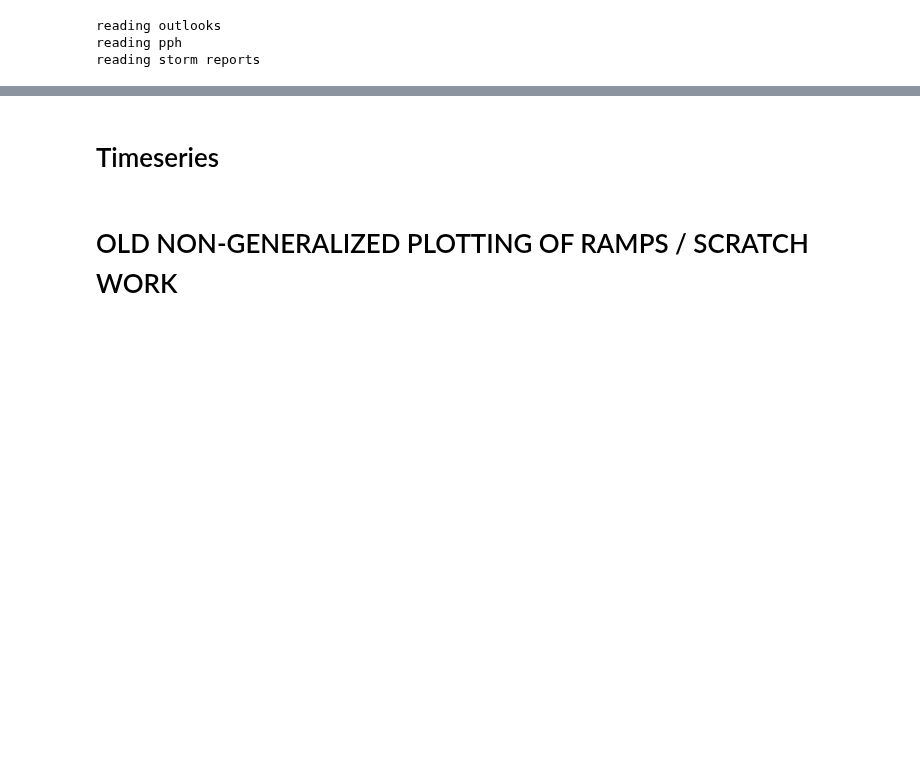
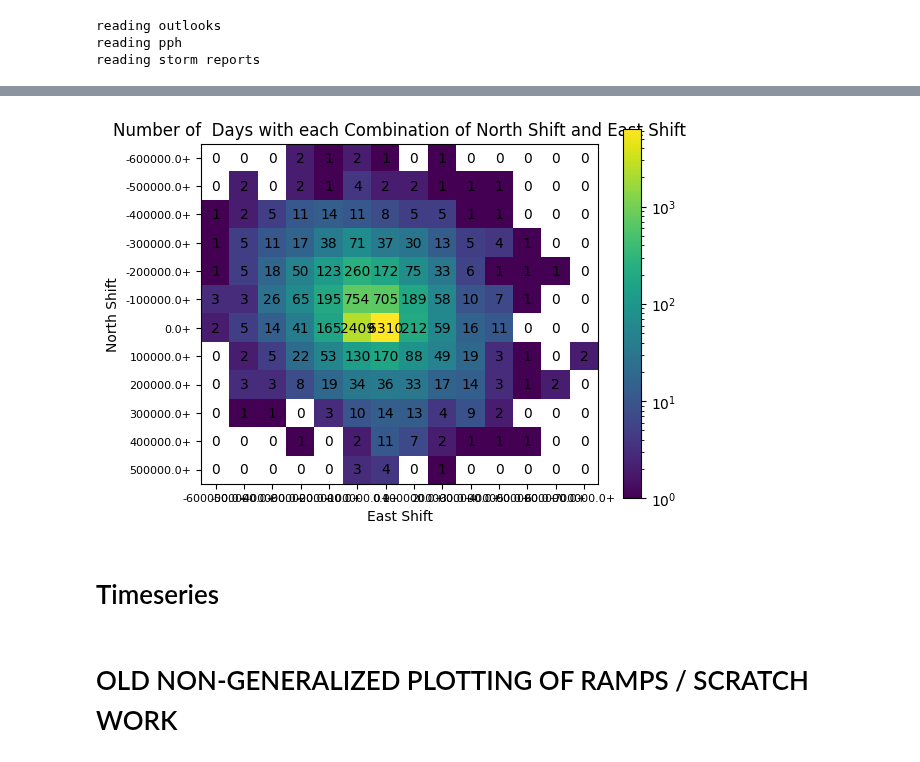
Before and after one commit to milesepstein13/severe-thunderstorm-analysis, a Jupyter notebook: explore_subsets.ipynb, the cells around one changed output, grey strips where cells are left out. Cells and saved outputs as stored; diff of their text form; code cells hidden in the pictures; blank space fills up the shorter version.

```diff
--- a/explore_subsets.ipynb
+++ b/explore_subsets.ipynb
@@ -250,11 +252,6 @@ def plot_distribution_2d(pph, label_1, label_2, label_1_string, label_2_string,
         num_bins2 = len(bins2)-1
         jrange = num_bins2
 
-    print(data1)
-    print(data2)
-    print(bins1)
-    print(bins2)
-
     heatmap = np.histogram2d(data1, data2, bins = (bins1, bins2))
     im = plt.imshow(heatmap[0],  norm=colors.LogNorm())
     plt.colorbar(im)
@@ -268,22 +265,24 @@ def plot_distribution_2d(pph, label_1, label_2, label_1_string, label_2_string,
         plt.yticks(range(len(list(dict_1.values()))), labels=list(dict_1.keys()))
     else:
         labels = [s + '+' for s in heatmap[1][range(num_bins1)].astype(str)]
-        labels[0] = '0'
-        if isinstance(data1[1], numbers.Integral):
-            labels[1] = '1+'
-        else:
-            labels[1] = '0+'
+        if min(data1) >= 0:
+            labels[0] = '0'
+            if isinstance(data1[1], numbers.Integral):
+                labels[1] = '1+'
+            else:
+                labels[1] = '0+'
         plt.yticks(range(num_bins1), labels = labels)
         plt.yticks(fontsize=8)
     if dict_2 != None:
         plt.xticks(range(len(list(dict_2.values()))), labels=list(dict_2.keys()))
     else:
         labels = [s + '+' for s in heatmap[2][range(num_bins2)].astype(str)]
-        labels[0] = '0'
-        if isinstance(data2[1], numbers.Integral):
-            labels[1] = '1+'
-        else:
-            labels[1] = '0+'
+        if min(data2) >= 0:
+            labels[0] = '0'
+            if isinstance(data2[1], numbers.Integral):
+                labels[1] = '1+'
+            else:
+                labels[1] = '0+'
         plt.xticks(range(num_bins2), labels = labels)
         plt.xticks(fontsize=8)
 
@@ -297,7 +296,9 @@ def plot_distribution_2d(pph, label_1, label_2, label_1_string, label_2_string,
         plt.show()
     plt.close()
 # %%
-plot_distribution_2d(pph, 'N_SH_NUM', 'E_SH_NUM', 'North Shift', 'East Shift', None, None, '', None, show = True, step_1 = 100, step_2 = .002)
+plot_distribution_2d(pph, 'N_SH_NUM', 'E_SH_NUM', 'North Shift', 'East Shift', None, None, '', None, show = True, step_1 = 100000, step_2 = 100000)
+# %% [output]
+[figure, added]
 # %%
 # This makes the next steps work properly for some reason
 for k in list(pph.keys()):
```
Also changed, not shown: parts of 1 cell of this notebook, 1 other file.
